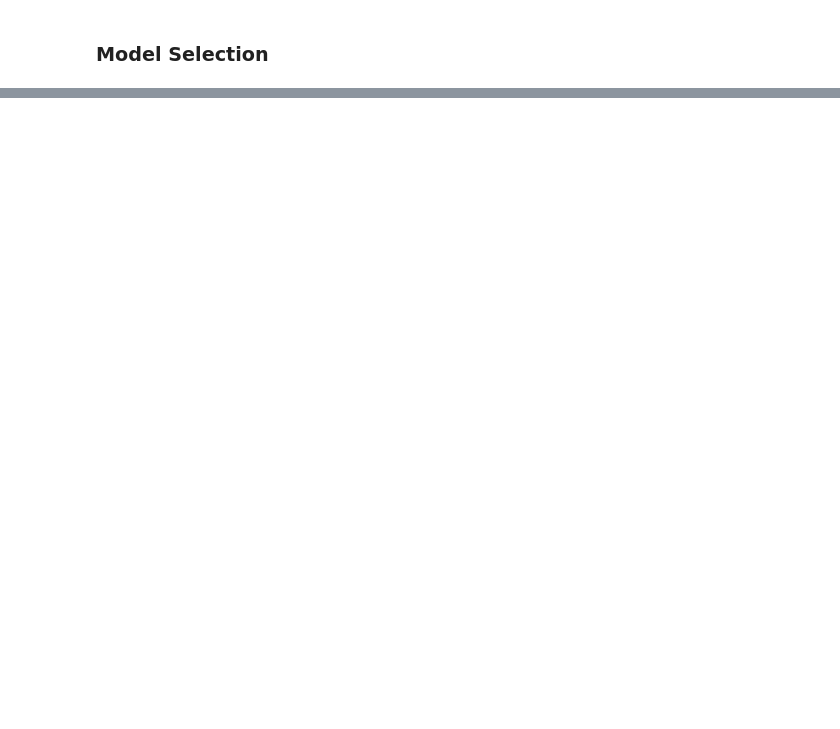
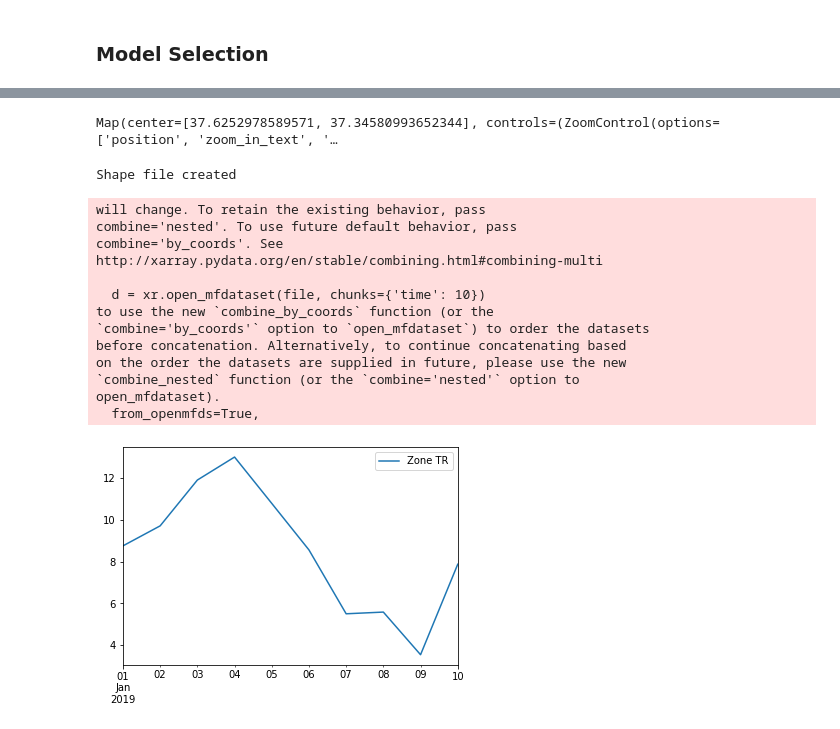
Before and after one commit to lucabrocca78/Jupyter-lumped-models, a Jupyter notebook: Lumped_test.ipynb, the cells around one changed output, grey strips where cells are left out. Saved outputs shown, nothing was run; the diff lists cells and outputs as text; code cells hidden in the pictures; blank space fills up the shorter version.

Commit message:
Draw function

```diff
--- a/Lumped_test.ipynb
+++ b/Lumped_test.ipynb
@@ -181,0 +175,54 @@ Loading BokehJS ...
+# %%
+from ipyleaflet import *
+import glob,json,os
+import matplotlib as mpl
+import matplotlib.cm
+import matplotlib.colors
+import geopandas as gpd
+from random import randint
+
+from ipyleaflet import (
+    Map,
+    Marker,
+    TileLayer, ImageOverlay,
+    Polyline, Polygon, Rectangle, Circle, CircleMarker,
+    GeoJSON,
+    DrawControl
+)
+
+files = glob.glob('./uploaded_data/*')
+for f in files:
+    os.remove(f)
+
+center = [37.6252978589571, 37.34580993652344]
+zoom = 5
+
+dc = DrawControl(marker={'shapeOptions': {'color': '#0000FF'}},
+                 rectangle={'shapeOptions': {'color': '#0000FF'}},
+                 circle={'shapeOptions': {'color': '#0000FF'}},
+                 circlemarker={},
+                 )
+base = basemap_to_tiles(basemaps.NASAGIBS.ModisTerraTrueColorCR, "2017-01-01")
+
+m = Map(center=center, zoom=zoom)
+m.add_layer(base)
+m.add_control(LayersControl())
+m.add_control(dc)
+
+m
+# %% [output]
+Map(center=[37.6252978589571, 37.34580993652344], controls=(ZoomControl(options=['position', 'zoom_in_text', '…
+# %%
+from shapely.geometry.polygon import Polygon
+try:
+    poly_union = gpd.GeoDataFrame()
+    my_poly=dc.last_draw['geometry']['coordinates'][0]
+    geom = Polygon(my_poly)
+    poli= gpd.GeoDataFrame(geometry=[geom])
+    poli['ID'] = 'TR'
+    poli.to_file("./file_uploads/drawed.shp")
+    print("Shape file created")
+except:
+    print("Shape file could not created, draw a polygon in map")
+# %% [output]
+Shape file created
@@ -181,0 +231,20 @@ Loading BokehJS ...
+# %%
+file = './Data/netcdf/2h_temp.nc'
+shp = './file_uploads/drawed.shp'
+# %%
+at = grid2ts(file,shp)
+# %% [output]
+will change. To retain the existing behavior, pass
+combine='nested'. To use future default behavior, pass
+combine='by_coords'. See
+http://xarray.pydata.org/en/stable/combining.html#combining-multi
+
+  d = xr.open_mfdataset(file, chunks={'time': 10})
+to use the new `combine_by_coords` function (or the
+`combine='by_coords'` option to `open_mfdataset`) to order the datasets
+before concatenation. Alternatively, to continue concatenating based
+on the order the datasets are supplied in future, please use the new
+`combine_nested` function (or the `combine='nested'` option to
+open_mfdataset).
+  from_openmfds=True,
+[figure, added]
```
Also changed, not shown: parts of 5 cells of this notebook, 9 other files.
